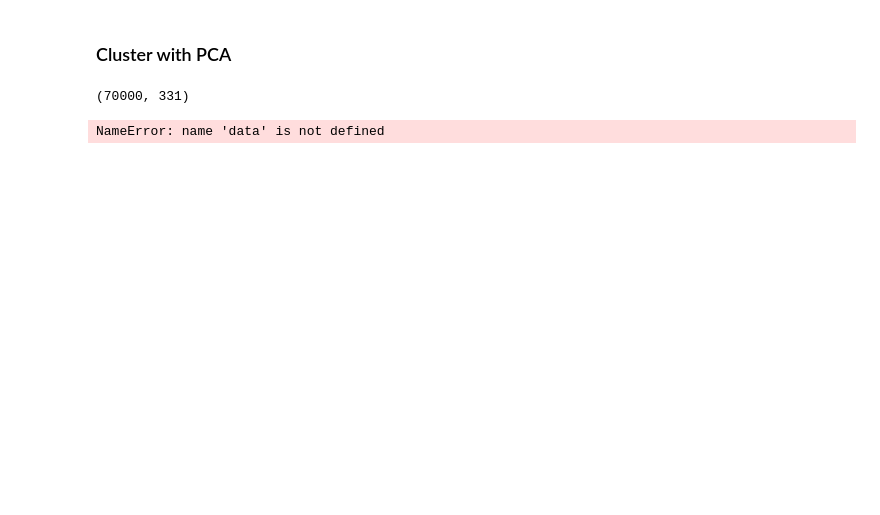
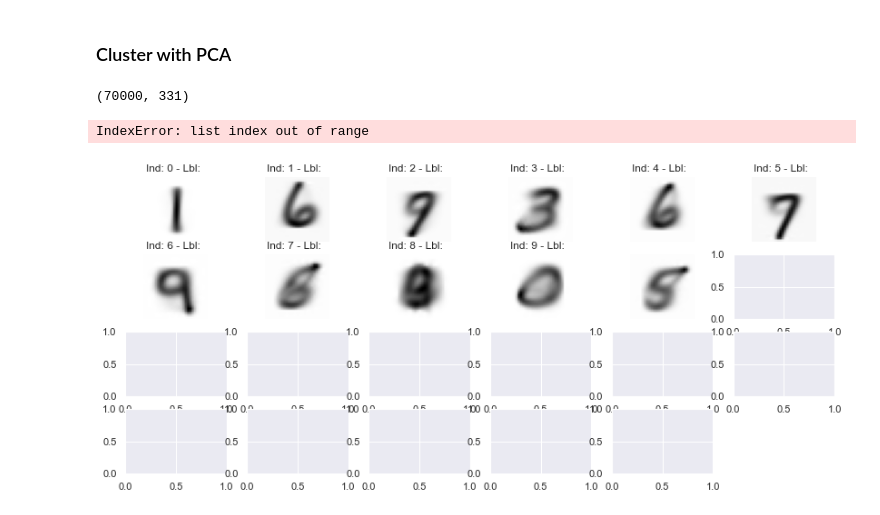
Before and after one commit to sijiahao-hub/ItML_Asn_3_Students, a Jupyter notebook: cluster_asn.ipynb, the cells around one changed output. Cells and saved outputs as stored; diff of their text form; code cells hidden in the pictures; blank space fills up the shorter version.

```diff
--- a/cluster_asn.ipynb
+++ b/cluster_asn.ipynb
@@ -137,8 +147,9 @@ data.shape
 # %%
 kmeans = KMeans(n_clusters=24, init="k-means++", random_state=12)
 clusters = kmeans.fit_predict(data)
 
 centers = pca_.inverse_transform(kmeans.cluster_centers_).reshape(24, 28, 28)
-showDigits(digits=centers, labels=labels, indexes=indexes, size=28)
+showDigits(digits=centers, labels=[" ", " ", " ", " ", " ", " ", " ", " ", " ", " "], indexes=indexes, size=28)
 # %% [output]
-NameError: name 'data' is not defined
+IndexError: list index out of range
+[figure, added]
```
Also changed, not shown: parts of 4 cells of this notebook.
